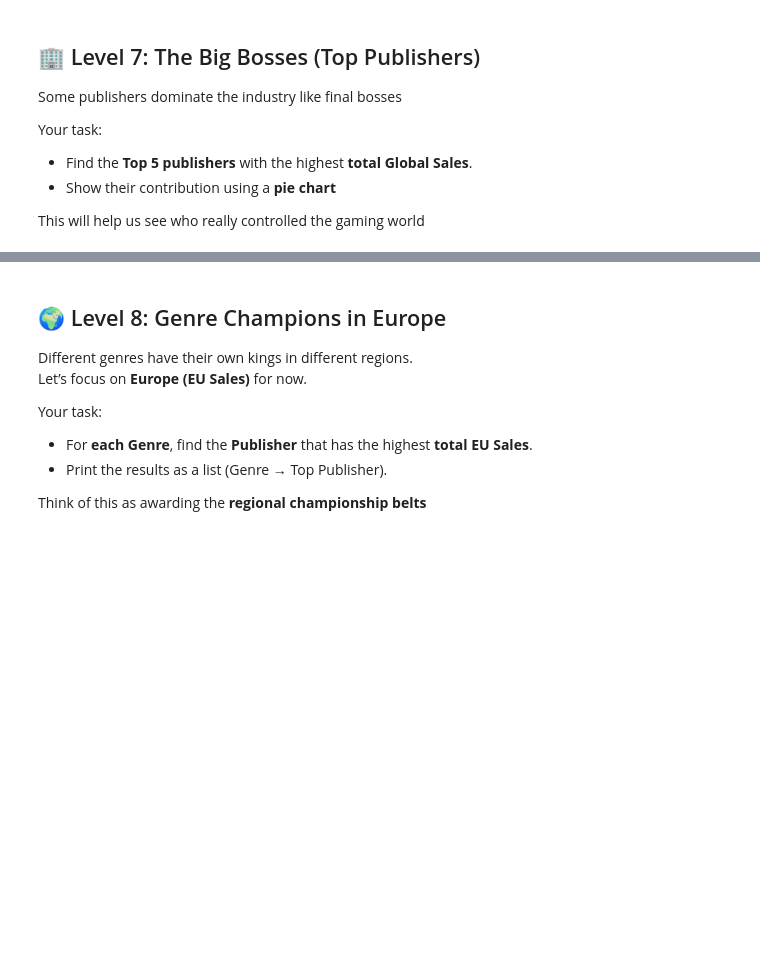
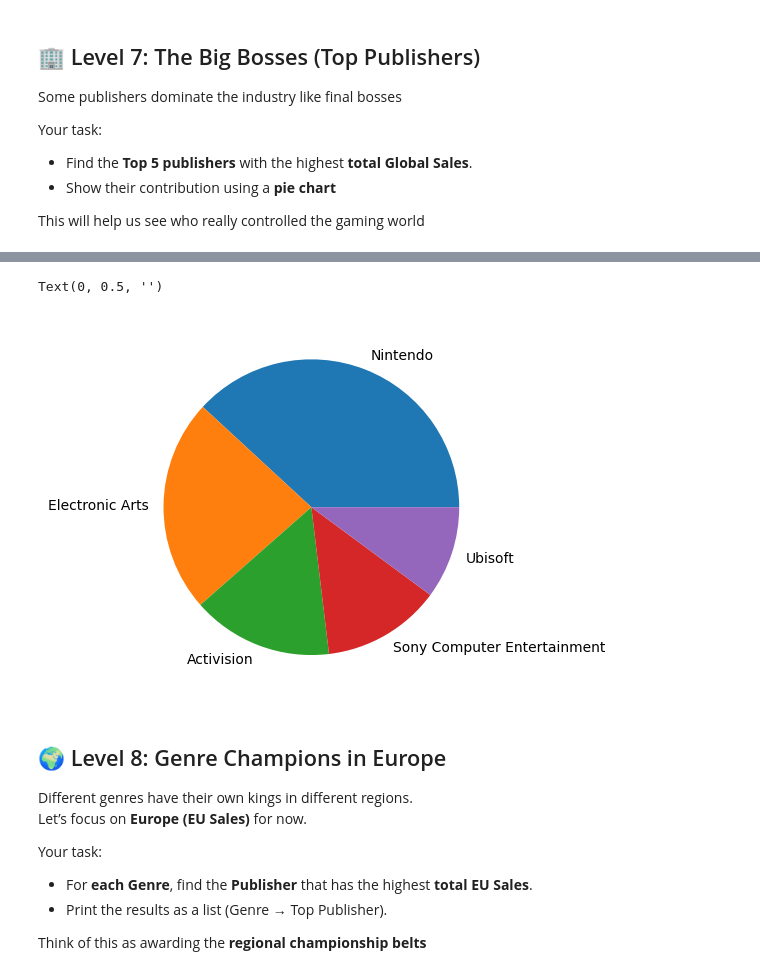
Before and after one commit to gaurishirke07/Synapse_Interview_Tasks, a Jupyter notebook: interview-task2.ipynb, the cells around one changed output, grey strips where cells are left out. Cells and saved outputs as stored; diff of their text form; code cells hidden in the pictures; blank space fills up the shorter version.

```diff
--- a/interview-task2.ipynb
+++ b/interview-task2.ipynb
@@ -205,3 +252,6 @@ Your task:
 - Show their contribution using a **pie chart**
 
 This will help us see who really controlled the gaming world
+# %%
+top_pub = df.groupby('Publisher')['Global_Sales'].sum().sort_values(ascending = False).head(5)
+print(top_pub)
@@ -208,3 +266,9 @@ This will help us see who really controlled the gaming world
+# %%
+top_pub.plot(kind = "pie")
+plt.ylabel("")
+# %% [output]
+Text(0, 0.5, '')
+[figure, added]
 # %% [markdown]
 
 ## 🌍 Level 8: Genre Champions in Europe
```
Also changed, not shown: parts of 9 cells of this notebook.
